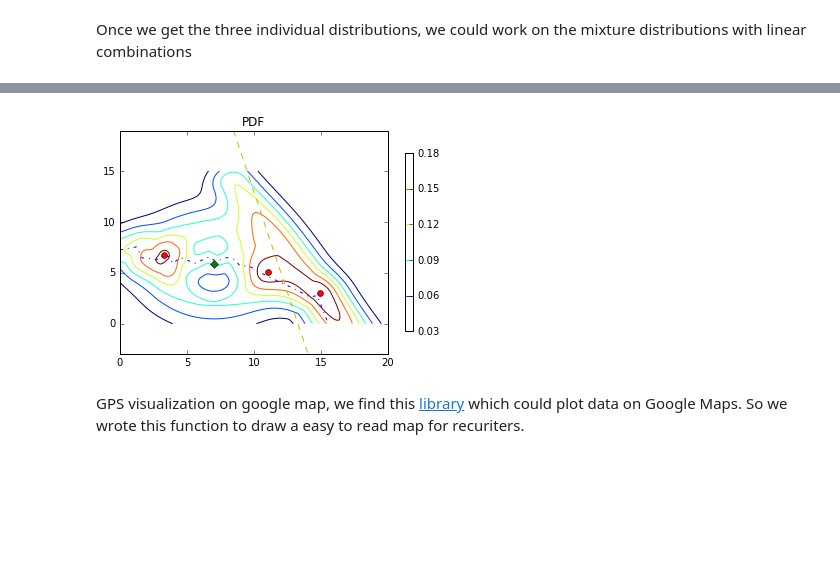
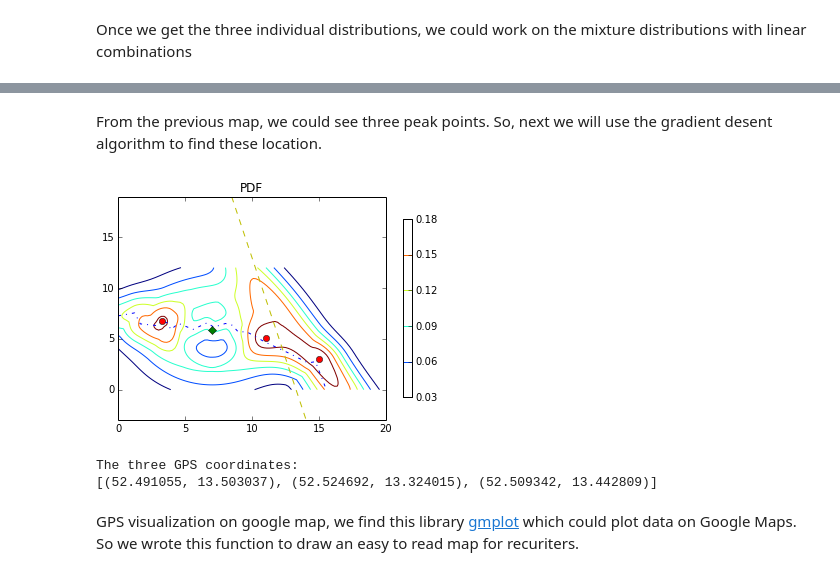
Before and after one commit to Zhenxingzhang/py2ml, a Jupyter notebook: Gaussian Mixture Model (GMM)/Solution for Next Top Analyst.ipynb, the cells around one changed output, grey strips where cells are left out. Drawn from its saved outputs; the diff is of its cells as text; code cells hidden in the pictures; blank space fills up the shorter version.

```diff
--- a/Gaussian Mixture Model (GMM)/Solution for Next Top Analyst.ipynb
+++ b/Gaussian Mixture Model (GMM)/Solution for Next Top Analyst.ipynb
@@ -92,7 +116,7 @@ def distance_to_linesegment(pnt, start, end):
         t = 1.0
     nearest = scale(line_vec, t)
     dist = distance(nearest, pnt_vec)
-    return dist
+    return round(dist,6)
 # %% [markdown]
 Now we can work on presenting the three distributions for a given point (x, y).
 # %%
@@ -160,23 +184,28 @@ We wrote an function to visualize the probability density function in XY coordin
 import matplotlib.pyplot as plt
 %matplotlib inline
 
-def draw_2D_plot(pdf, peak_points=[]):
-    # display predicted scores by the model as a contour plot
-    x = np.linspace(0.0, 20.0, 100)
-    y = np.linspace(0.0, 15.0, 75)
+def pds_in_grid(pdf):
+    x = np.linspace(0.0, 20.0, num=100)
+    y = np.linspace(0.0, 12.0, num=75)
     X, Y = np.meshgrid(x, y)
-    XX = np.array([X.ravel(), Y.ravel()]).T
+    XY = np.array([X.ravel(), Y.ravel()]).T
 
-    probs = np.zeros(7500)
+    pds = np.zeros(7500)
 
     idx=0
-    for point in XX:
-        probs[idx] = pdf(point[0], point[1])
+    for point in XY:
+        pds[idx] = pdf(point[0], point[1])
         idx = idx+1
 
-    probs = probs.reshape((75, 100));
+    pds = pds.reshape((75, 100))
+    return X,Y,pds
+    return X,Y,pds
 
-    CS = plt.contour(X, Y, probs);
+def draw_2D_plot(pdf, peak_points=[]):
+
+    X,Y,pds = pds_in_grid(pdf)
+
+    CS = plt.contour(X, Y, pds);
     CB = plt.colorbar(CS, shrink=0.8, extend='both')
 
     spree_coords = convert_spree(SPREE_GPS)
@@ -219,20 +271,34 @@ We can observe that there are
+# %% [markdown]
+From the previous map, we could see three peak points. So, next we will use the gradient desent algorithm to find these location.
 # %%
 from scipy import optimize
 
 def objective_function(x):
      return -mixture_distribution(x[0],x[1])
 
-peak_point1 = optimize.minimize(objective_function, [15.02, 2.86], method='Nelder-Mead').x
-peak_point2 = optimize.minimize(objective_function, [3.12, 6.52], method='Nelder-Mead').x
-peak_point3 = optimize.minimize(objective_function, [11.50, 5.4], method='Nelder-Mead').x
+def find_maxima():
+    peak_point1 = optimize.minimize(objective_function, [15.02, 2.86], method='Nelder-Mead').x
+    peak_point2 = optimize.minimize(objective_function, [3.12, 6.52], method='Nelder-Mead').x
+    peak_point3 = optimize.minimize(objective_function, [11.50, 5.4], method='Nelder-Mead').x
 
-peak_points = [peak_point1, peak_point2, peak_point3]
+    peak_points = [peak_point1, peak_point2, peak_point3]
 
+    peak_coords = [xy_2_gps(peak_point1[0],peak_point1[1]),
+                   xy_2_gps(peak_point2[0], peak_point2[1]),
+                   xy_2_gps(peak_point3[0], peak_point3[1])]
+
+    return peak_points, peak_coords
+
+peak_points, peak_coords = find_maxima()
 draw_2D_plot(mixture_distribution, peak_points)
+print "The three GPS coordinates: "
+print peak_coords
 # %% [output]
-[figure, old version]
+[figure, new version]
+The three GPS coordinates:
+[(52.491055, 13.503037), (52.524692, 13.324015), (52.509342, 13.442809)]
 # %% [markdown]
-GPS visualization on google map, we find this <a href="https://github.com/vgm64/gmplot">library</a> which could plot data on Google Maps. So we wrote this function to draw a easy to read map for recuriters.
+GPS visualization on google map, we find this library <a href="https://github.com/vgm64/gmplot">gmplot</a> which could plot data on Google Maps. So we wrote this function to draw an easy to read map for recuriters.
 # %%
 import gmplot
 
```
Also changed, not shown: parts of 8 cells of this notebook, 3 other files.
